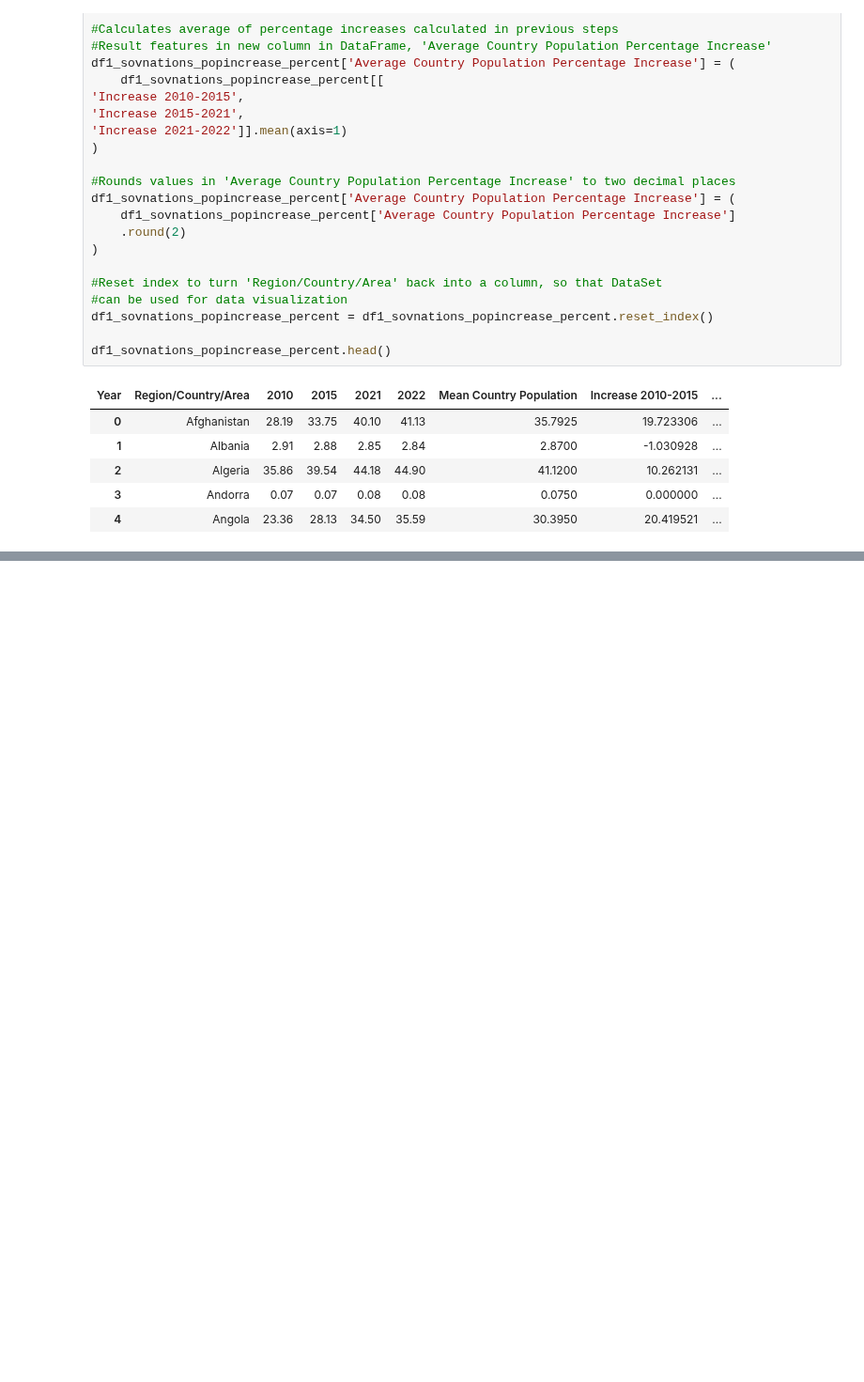
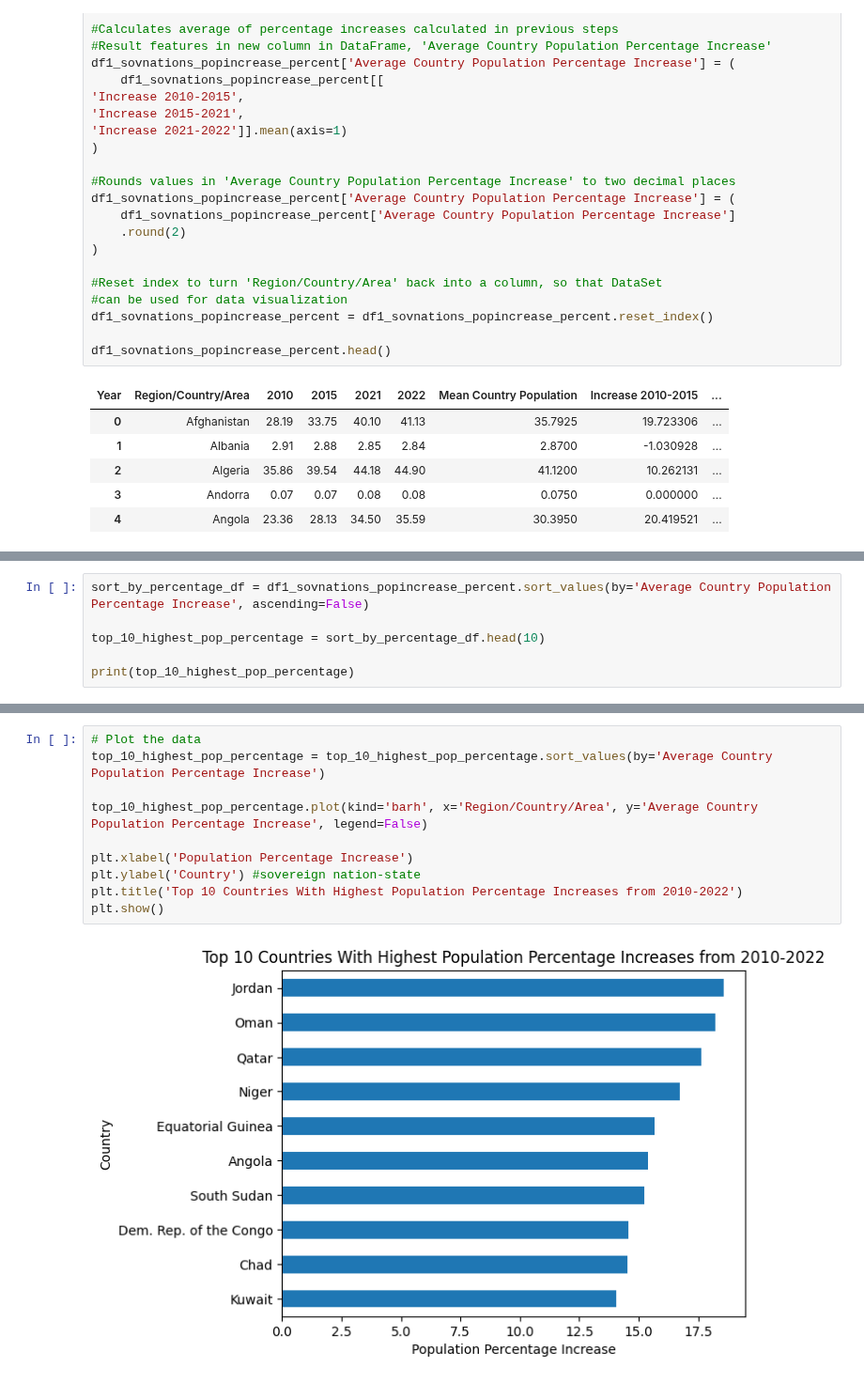
Before and after one commit to DominicSimpson/UN-Population-Dataset-Project, a Jupyter notebook: notebooks/unpopulationstatistics.ipynb, the cells around one changed output, grey strips where cells are left out. Shown at 94% size. Drawn from its saved outputs; the diff is of its cells as text; blank space fills up the shorter version.

Commit message:
Top 10 countries highest population plot

```diff
--- a/notebooks/unpopulationstatistics.ipynb
+++ b/notebooks/unpopulationstatistics.ipynb
@@ -1202,0 +1205,6 @@ show(p)
+# %%
+sort_by_percentage_df = df1_sovnations_popincrease_percent.sort_values(by='Average Country Population Percentage Increase', ascending=False)
+
+top_10_highest_pop_percentage = sort_by_percentage_df.head(10)
+
+print(top_10_highest_pop_percentage)
@@ -1202,0 +1223,12 @@ show(p)
+# %%
+# Plot the data
+top_10_highest_pop_percentage = top_10_highest_pop_percentage.sort_values(by='Average Country Population Percentage Increase')
+
+top_10_highest_pop_percentage.plot(kind='barh', x='Region/Country/Area', y='Average Country Population Percentage Increase', legend=False)
+
+plt.xlabel('Population Percentage Increase')
+plt.ylabel('Country') #sovereign nation-state
+plt.title('Top 10 Countries With Highest Population Percentage Increases from 2010-2022')
+plt.show()
+# %% [output]
+[figure, added]
```
Also changed, not shown: parts of 9 cells of this notebook.
